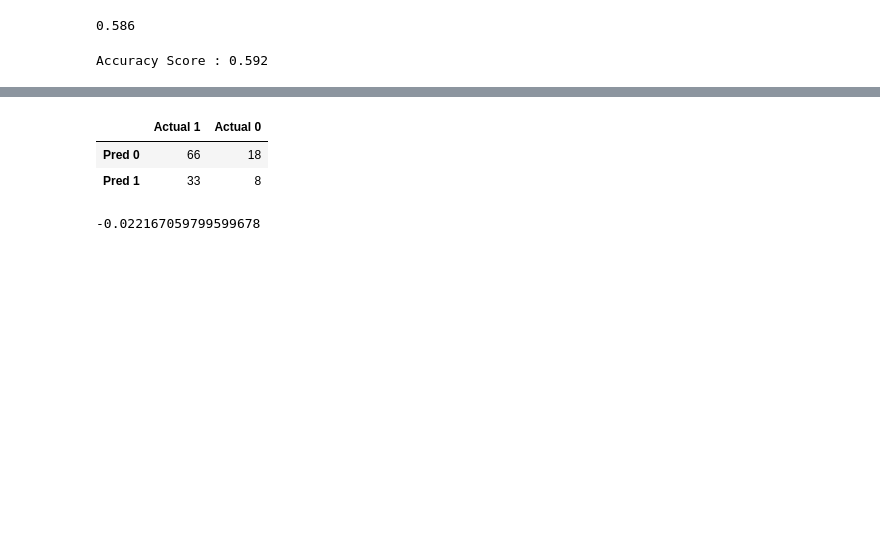
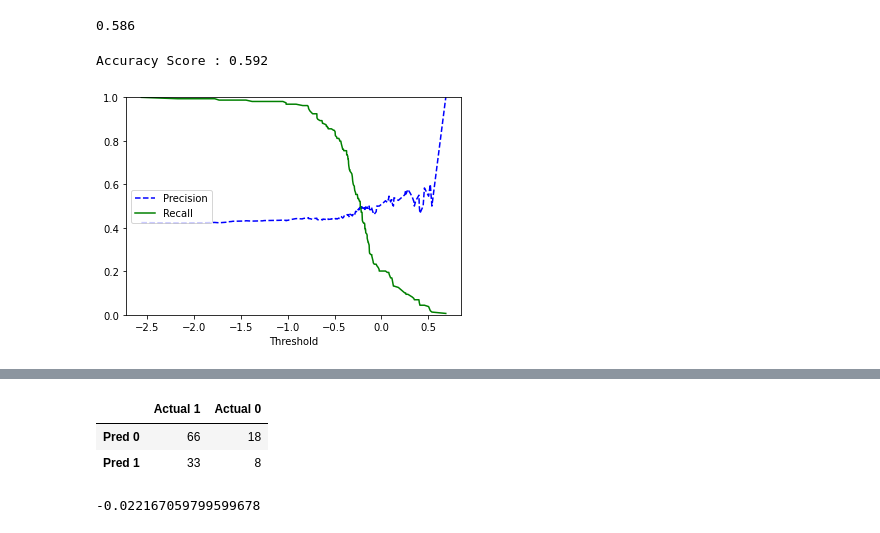
Before and after one commit to allaccountstaken/automl_v_hyperdrive, a Jupyter notebook: basic_model.ipynb, the cells around one changed output, grey strips where cells are left out. Cells and saved outputs as stored; diff of their text form; code cells hidden in the pictures; blank space fills up the shorter version.

```diff
--- a/basic_model.ipynb
+++ b/basic_model.ipynb
@@ -230,3 +269,11 @@ acc_score = accuracy_score(y_test, predictions)
 print(f"Accuracy Score : {acc_score}")
 # %% [output]
 Accuracy Score : 0.592
+# %%
+y_scores = cross_val_predict(clf_best, X_train_scaled, y_train.ravel(), cv=3, method='decision_function')
+precisions, recalls, thresholds = precision_recall_curve(y_train, y_scores)
+
+plot_precision_recall(precisions, recalls, thresholds)
+plt.show()
+# %% [output]
+[figure, added]
```
Also changed, not shown: parts of 15 cells of this notebook.
